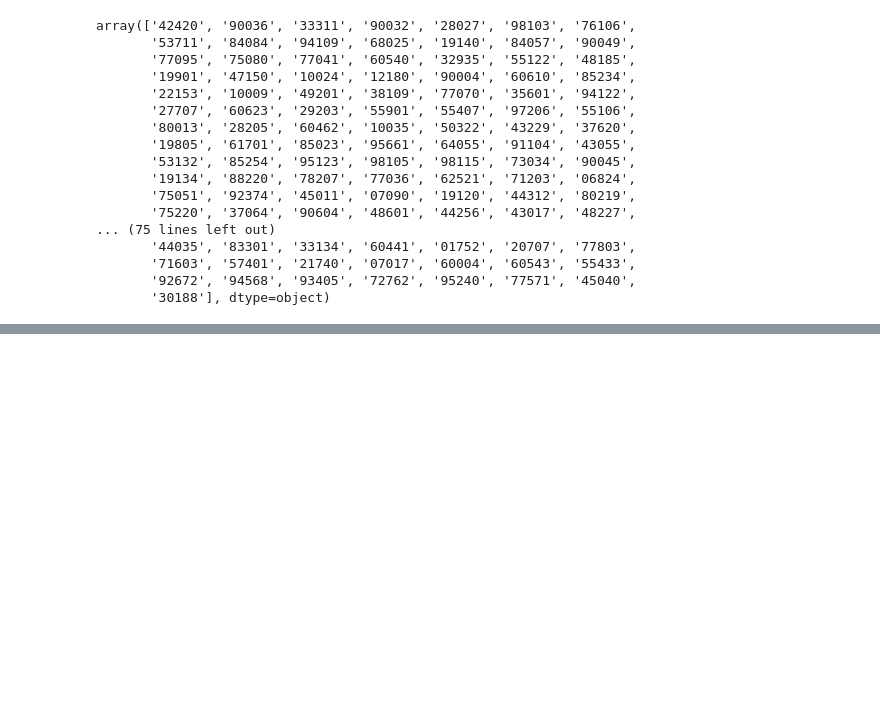
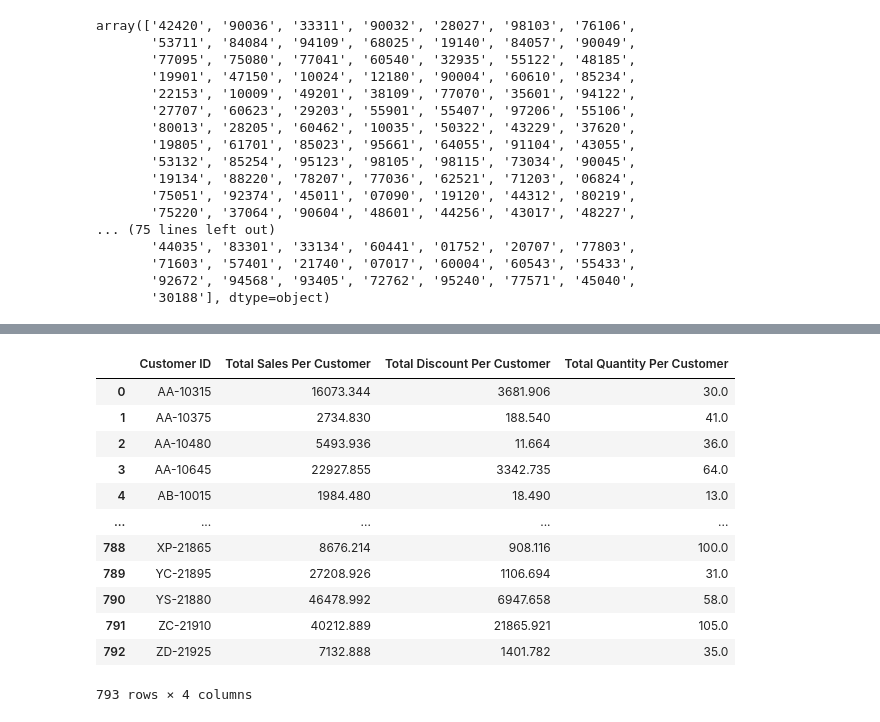
Before and after one commit to Shyam1327/SuperStore_Sales, a Jupyter notebook: SuperStore_Sales.ipynb, the cells around one changed output, grey strips where cells are left out. Cells and saved outputs as stored; diff of their text form; code cells hidden in the pictures; blank space fills up the shorter version.

```diff
--- a/SuperStore_Sales.ipynb
+++ b/SuperStore_Sales.ipynb
@@ -639,0 +736,3 @@ memory usage: 2.1+ MB
+# %%
+days_issue=df['Days to Ship'] < 0
+days_issue
@@ -639,0 +820,21 @@ memory usage: 2.1+ MB
+# %%
+customer_wise_sales=(
+    df.groupby('Customer ID')[['Total Sales','Total Discount','Quantity']]
+    .sum().reset_index()
+)
+customer_wise_sales.columns=['Customer ID','Total Sales Per Customer','Total Discount Per Customer','Total Quantity Per Customer']
+customer_wise_sales
+# %% [output]
+|  | Customer ID | Total Sales Per Customer | Total Discount Per Customer | Total Quantity Per Customer |
+| 0 | AA-10315 | 16073.344 | 3681.906 | 30.0 |
+| 1 | AA-10375 | 2734.830 | 188.540 | 41.0 |
+| 2 | AA-10480 | 5493.936 | 11.664 | 36.0 |
+| 3 | AA-10645 | 22927.855 | 3342.735 | 64.0 |
+| 4 | AB-10015 | 1984.480 | 18.490 | 13.0 |
+| ... | ... | ... | ... | ... |
+| 788 | XP-21865 | 8676.214 | 908.116 | 100.0 |
+| 789 | YC-21895 | 27208.926 | 1106.694 | 31.0 |
+| 790 | YS-21880 | 46478.992 | 6947.658 | 58.0 |
+| 791 | ZC-21910 | 40212.889 | 21865.921 | 105.0 |
+| 792 | ZD-21925 | 7132.888 | 1401.782 | 35.0 |
+793 rows × 4 columns
```
Also changed, not shown: parts of 25 cells of this notebook.
